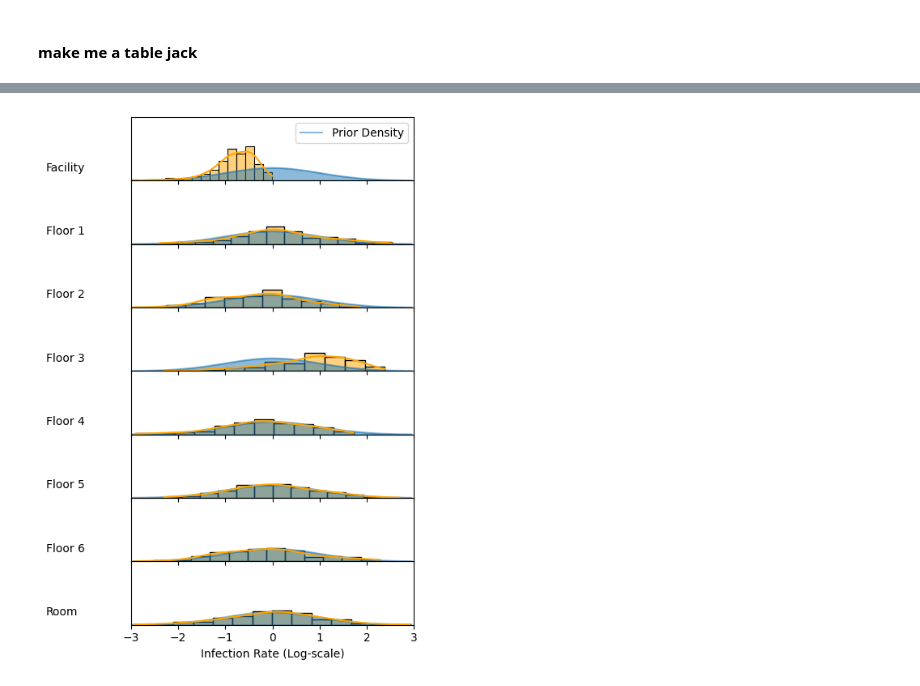
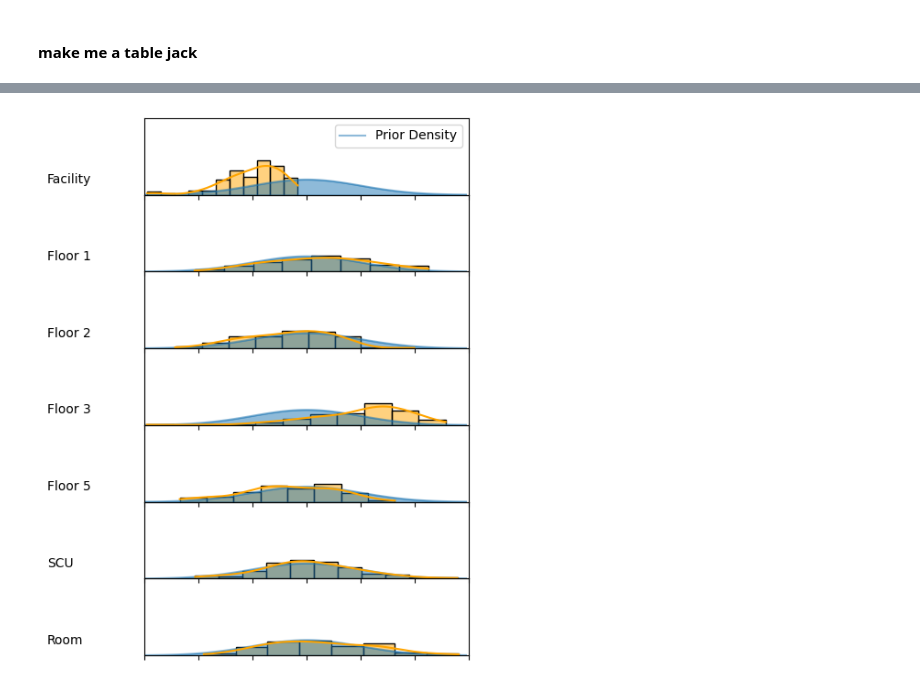
Before and after one commit to epibayes/np-epid, a Jupyter notebook: notebooks/crkp_results.ipynb, the cells around one changed output, grey strips where cells are left out. Cells and saved outputs as stored; diff of their text form; code cells hidden in the pictures.

```diff
--- a/notebooks/crkp_results.ipynb
+++ b/notebooks/crkp_results.ipynb
@@ -390,11 +334,11 @@ plt.show()
 # %% [markdown]
 #### make me a table jack
 # %%
-het_table = {"Rate": labels,
+het_table = {"Rate": labels_full,
              "Posterior Mean": np.round(np.array(rates), 3),
              "CI": []}
 
-for i in range(8):
+for i in range(7):
     dist = norm(mu[i], np.sqrt(sigma[i][i]))
     het_table["CI"].append(
         (np.round(np.exp(dist.ppf(0.05)), 3),
@@ -425,8 +370,8 @@ summarize = False #True
 hetero = True
 
 
-prior_mu = np.zeros(8)
-prior_sigma = np.ones(8)
+prior_mu = np.zeros(7)
+prior_sigma = np.ones(7)
 model = CRKPTransmissionSimulator(epi_dir, prior_mu, prior_sigma,
                                   heterogeneous=hetero)
 # %%
@@ -434,9 +379,9 @@ prior_sampler = lambda: model.sample_logbeta(1)
 simulator = lambda theta, seed: model.CRKP_simulator(theta, seed)
 
 S = 100
-epsilon = 40
+epsilon = 1.1
 posterior_sample, errors = abc_rejection_sampler(
-    S, epsilon, prior_sampler, simulator, x_o, max_attempts=15000,
+    S, epsilon, prior_sampler, simulator, (x_o.T / SCALE).T, max_attempts=15000,
     summarize=summarize
 )
 # %% [output]
@@ -472,7 +420,7 @@ T = x_o.shape[1]
 posterior_predictive = np.empty((K, T))
 for i in range(K):
     x_rep = crkp_model.CRKP_simulator(posterior_sample[i], i)
-    posterior_predictive[i] =  np.array(x_rep[j])
+    posterior_predictive[i] =  np.array(x_rep[j] * SCALE[j])
 pp_mean = posterior_predictive.mean(0)
 labels = ["Post. Pred. Draw"] + [None for _ in range(K-1)]
 I_o = np.array(x_o)[j]
@@ -527,9 +473,8 @@ xmin, xmax = -3, 3
 
 x = np.arange(xmin, xmax, 0.05)
 axes = []
-labels = ["Facility"] + [f"Floor {i}" for i in range(1,7)] + ["Room"]
 alpha = 0.5
-for i in range(8):
+for i in range(7):
     legend = False if i > 0 else True
     axes.append(fig.add_subplot(grid[i:i+1, 0:]))
 
@@ -544,32 +489,32 @@ for i in range(8):
 
     # plt.axvline(post_mean, color="k", linestyle="--")
 
     # sns.lineplot(x=x, y=posty, label="Posterior Density", ax=axes[-1], legend=legend, alpha=alpha)
 
     rect = axes[-1].patch
     rect.set_alpha(0)
 
     axes[-1].set_yticklabels([])
     axes[-1].set_ylabel('')
 
     axes[-1].set_ylim(0, 2)
     axes[-1].set_xlim(xmin, xmax)
 
     axes[-1].set_yticks([])
 
     if i < 8 - 1:
         axes[-1].set_xticklabels([])
     else:
         axes[-1].set_xlabel("Infection Rate (Log-scale)")
 
     # axes[-1].fill_between(x, posty, color='#ff7f0e', alpha=alpha)
     axes[-1].fill_between(x, priory, color='#1f77b4', alpha=alpha)
 
 
-    axes[-1].text(-4.8, 0.3, labels[i])
+    axes[-1].text(-4.8, 0.3, labels_full[i])
 grid.update(hspace= -.0)
 plt.tight_layout()
 # plt.savefig("images/crkp_compare_het.png")
 plt.show()
 # %% [output]
-[figure, old version]
+[figure, new version]
```
Also changed, not shown: parts of 49 cells of this notebook, 4 other files.
